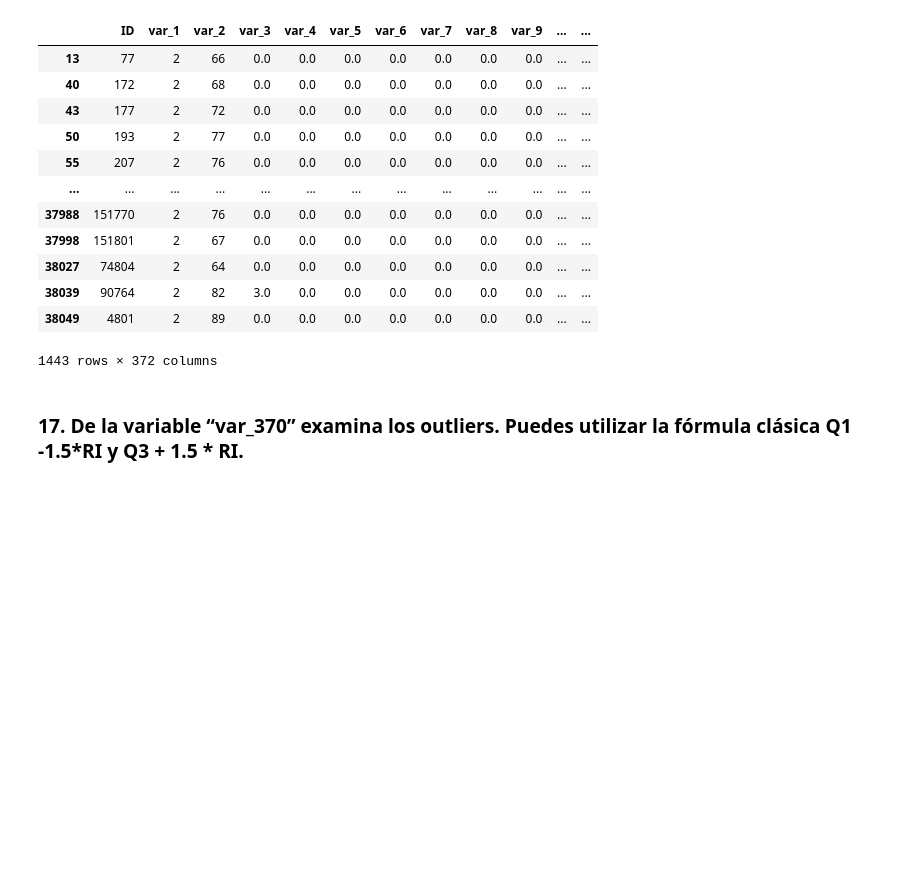
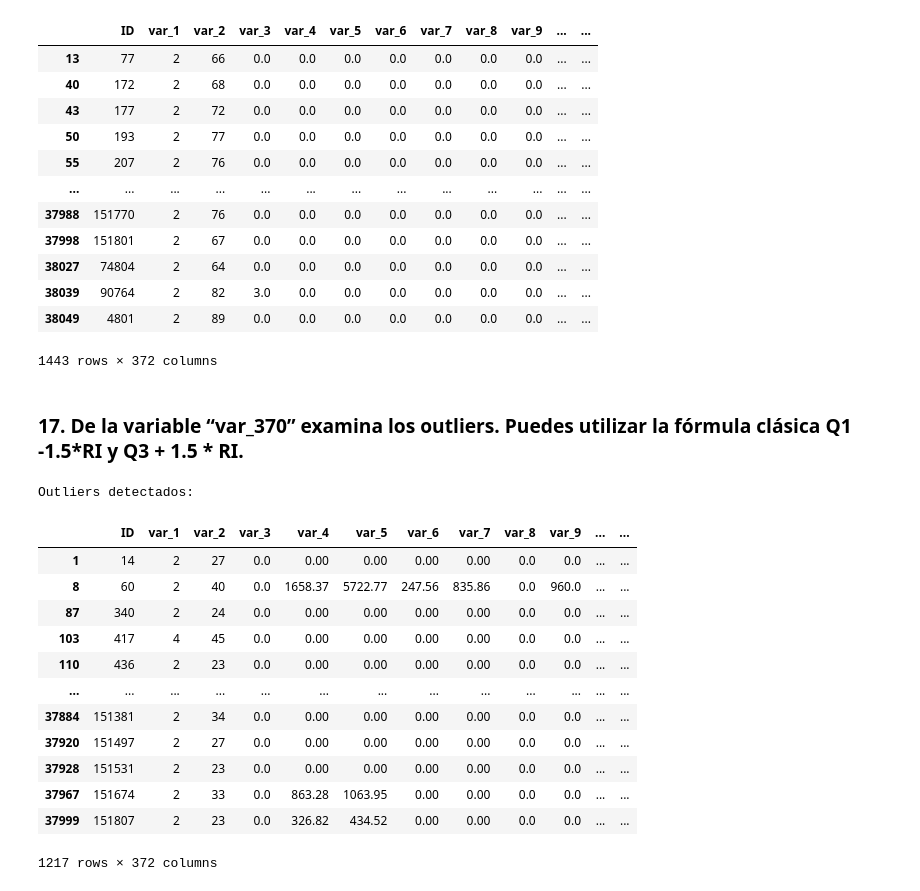
Before and after one commit to daekka/ntt_evaluacion_tecnica, a Jupyter notebook: codigo_david_escudero.ipynb, the cells around one changed output. Drawn from its saved outputs; the diff is of its cells as text; code cells hidden in the pictures; blank space fills up the shorter version.

```diff
--- a/codigo_david_escudero.ipynb
+++ b/codigo_david_escudero.ipynb
@@ -216,3 +216,20 @@ Outliers detectados:
 1443 rows × 372 columns
 # %% [markdown]
 ### 17. De la variable “var_370” examina los outliers. Puedes utilizar la fórmula clásica Q1 -1.5*RI y Q3 + 1.5 * RI.
+# %%
+detectar_outliers(src_train, 'var_370')
+# %% [output]
+Outliers detectados:
+|  | ID | var_1 | var_2 | var_3 | var_4 | var_5 | var_6 | var_7 | var_8 | var_9 | ... | ... |
+| 1 | 14 | 2 | 27 | 0.0 | 0.00 | 0.00 | 0.00 | 0.00 | 0.0 | 0.0 | ... | ... |
+| 8 | 60 | 2 | 40 | 0.0 | 1658.37 | 5722.77 | 247.56 | 835.86 | 0.0 | 960.0 | ... | ... |
+| 87 | 340 | 2 | 24 | 0.0 | 0.00 | 0.00 | 0.00 | 0.00 | 0.0 | 0.0 | ... | ... |
+| 103 | 417 | 4 | 45 | 0.0 | 0.00 | 0.00 | 0.00 | 0.00 | 0.0 | 0.0 | ... | ... |
+| 110 | 436 | 2 | 23 | 0.0 | 0.00 | 0.00 | 0.00 | 0.00 | 0.0 | 0.0 | ... | ... |
+| ... | ... | ... | ... | ... | ... | ... | ... | ... | ... | ... | ... | ... |
+| 37884 | 151381 | 2 | 34 | 0.0 | 0.00 | 0.00 | 0.00 | 0.00 | 0.0 | 0.0 | ... | ... |
+| 37920 | 151497 | 2 | 27 | 0.0 | 0.00 | 0.00 | 0.00 | 0.00 | 0.0 | 0.0 | ... | ... |
+| 37928 | 151531 | 2 | 23 | 0.0 | 0.00 | 0.00 | 0.00 | 0.00 | 0.0 | 0.0 | ... | ... |
+| 37967 | 151674 | 2 | 33 | 0.0 | 863.28 | 1063.95 | 0.00 | 0.00 | 0.0 | 0.0 | ... | ... |
+| 37999 | 151807 | 2 | 23 | 0.0 | 326.82 | 434.52 | 0.00 | 0.00 | 0.0 | 0.0 | ... | ... |
+1217 rows × 372 columns
```
